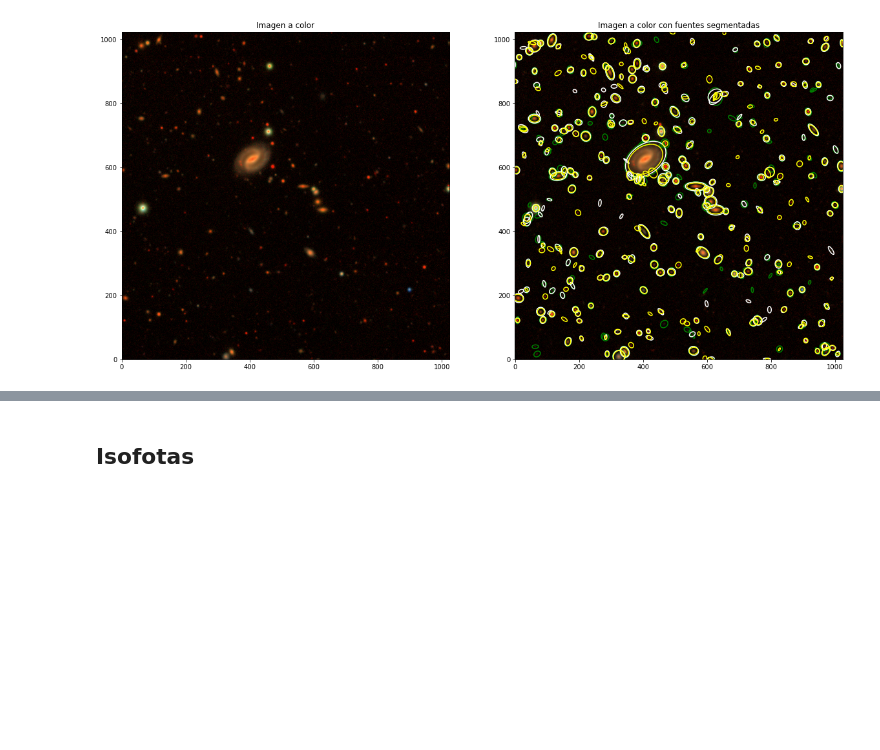
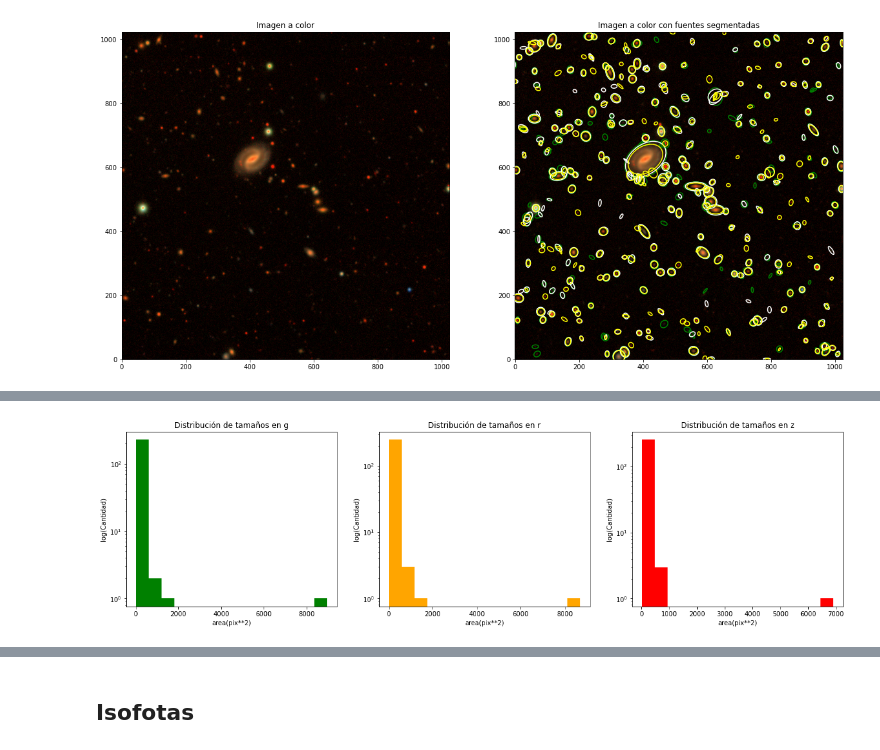
Before and after one commit to Gabopic/TareasFIS2436, a Jupyter notebook: Tarea1Galact.ipynb, the cells around one changed output, grey strips where cells are left out. Drawn from its saved outputs; the diff is of its cells as text; code cells hidden in the pictures; blank space fills up the shorter version.

```diff
--- a/Tarea1Galact.ipynb
+++ b/Tarea1Galact.ipynb
@@ -214,0 +285,21 @@ plt.show()
+# %%
+#Graficamos las distribuciones de tamaño
+fig,axs=plt.subplots(1,3,figsize=(20,5))
+axs[0].hist(g_tbl['area'],bins=15,log=True,color='green')
+axs[0].set_title('Distribución de tamaños en g')
+axs[0].set_xlabel('area(pix**2)')
+axs[0].set_ylabel('log(Cantidad)')
+
+axs[1].hist(r_tbl['area'],bins=15,log=True,color='orange')
+axs[1].set_title('Distribución de tamaños en r')
+axs[1].set_xlabel('area(pix**2)')
+axs[1].set_ylabel('log(Cantidad)')
+
+axs[2].hist(z_tbl['area'],bins=15,log=True,color='red')
+axs[2].set_title('Distribución de tamaños en z')
+axs[2].set_xlabel('area(pix**2)')
+axs[2].set_ylabel('log(Cantidad)')
+
+plt.show()
+# %% [output]
+[figure, added]
```
Also changed, not shown: parts of 10 cells of this notebook.
